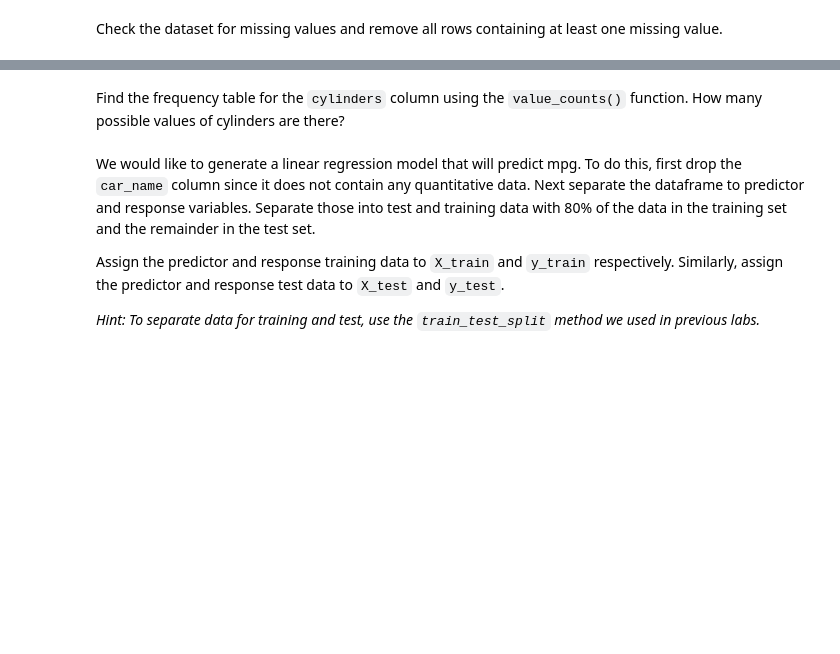
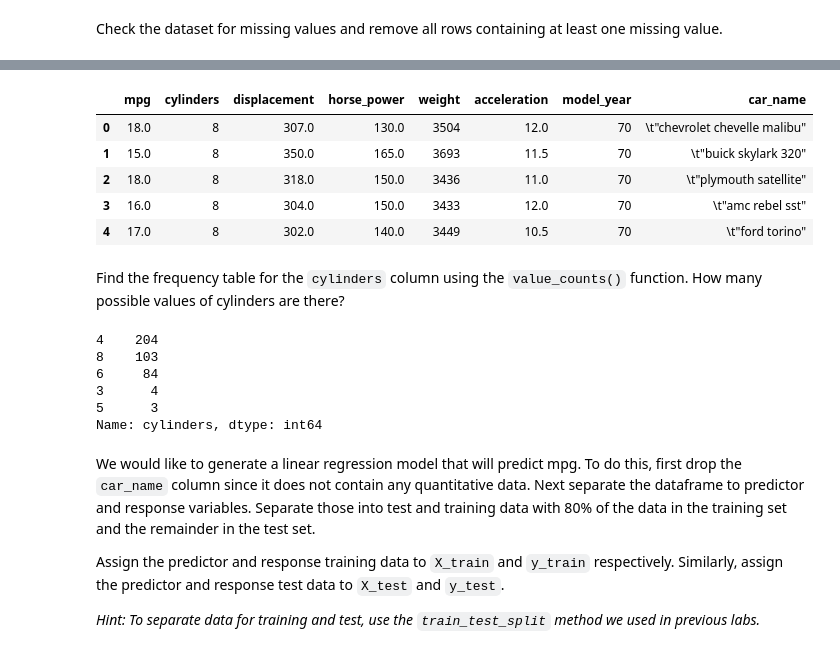
Before and after one commit to ironhack-datalabs/datamad0620, a Jupyter notebook: module-3/lab-supervised-learning-sklearn/your-code/main.ipynb, the cells around one changed output, grey strips where cells are left out. Drawn from its saved outputs; the diff is of its cells as text; code cells hidden in the pictures; blank space fills up the shorter version.

```diff
--- a/module-3/lab-supervised-learning-sklearn/your-code/main.ipynb
+++ b/module-3/lab-supervised-learning-sklearn/your-code/main.ipynb
@@ -260,2 +302,12 @@ Check the dataset for missing values and remove all rows containing at least one
+# %%
+clean_auto = auto.dropna()
+clean_auto.head()
+# %% [output]
+|  | mpg | cylinders | displacement | horse_power | weight | acceleration | model_year | car_name |
+| 0 | 18.0 | 8 | 307.0 | 130.0 | 3504 | 12.0 | 70 | \t"chevrolet chevelle malibu" |
+| 1 | 15.0 | 8 | 350.0 | 165.0 | 3693 | 11.5 | 70 | \t"buick skylark 320" |
+| 2 | 18.0 | 8 | 318.0 | 150.0 | 3436 | 11.0 | 70 | \t"plymouth satellite" |
+| 3 | 16.0 | 8 | 304.0 | 150.0 | 3433 | 12.0 | 70 | \t"amc rebel sst" |
+| 4 | 17.0 | 8 | 302.0 | 140.0 | 3449 | 10.5 | 70 | \t"ford torino" |
 # %% [markdown]
 Find the frequency table for the `cylinders` column using the `value_counts()` function. How many possible values of cylinders are there?
@@ -264,3 +314,14 @@ Find the frequency table for the `cylinders` column using the `value_counts()` f
+# %%
+# Your code here:
+auto["cylinders"].value_counts()
+# en cuanto vuelva a hacer el lab de pandas y numpy esto me va a costar mucho menos
+# %% [output]
+4    204
+8    103
+6     84
+3      4
+5      3
+Name: cylinders, dtype: int64
 # %% [markdown]
 We would like to generate a linear regression model that will predict mpg. To do this, first drop the `car_name` column since it does not contain any quantitative data. Next separate the dataframe to predictor and response variables. Separate those into test and training data with 80% of the data in the training set and the remainder in the test set.
 
```
Also changed, not shown: parts of 11 cells of this notebook.
